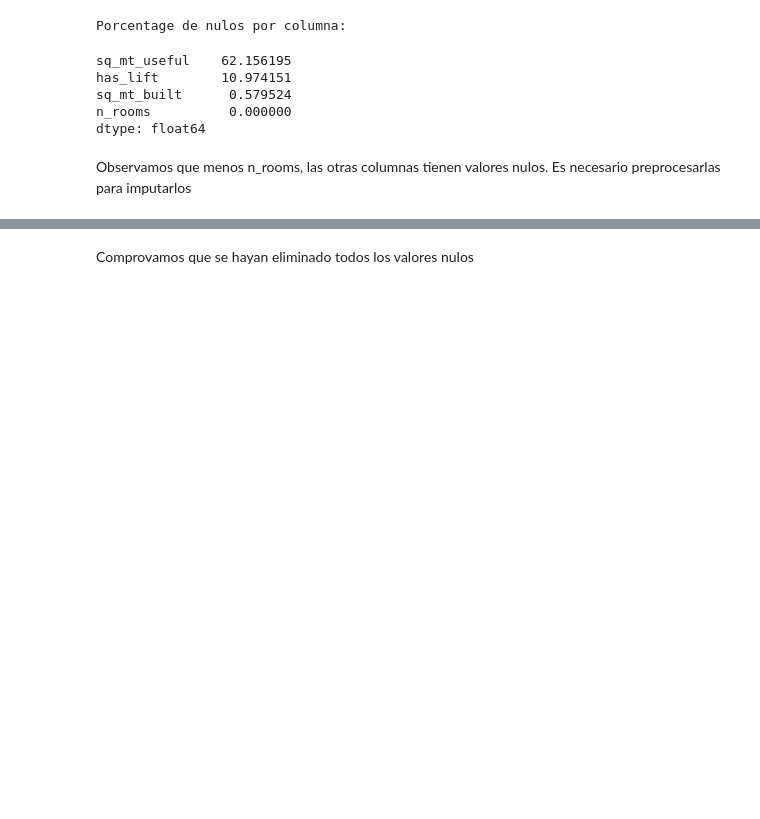
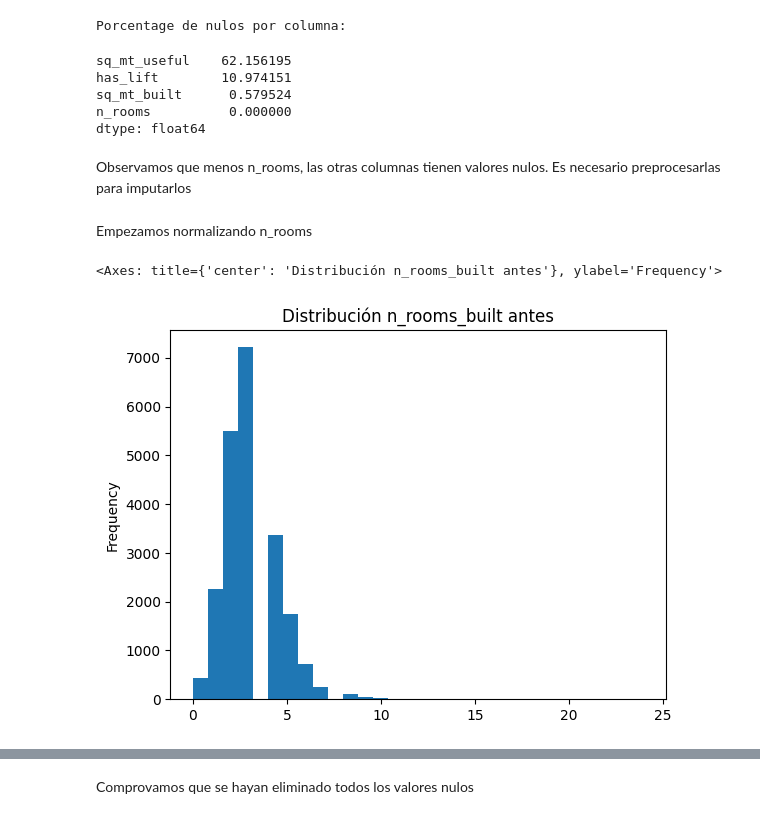
Before and after one commit to carleslobon/MD2, a Jupyter notebook: preprocessing/preprocessing_ricard.ipynb, the cells around one changed output, grey strips where cells are left out. Drawn from its saved outputs; the diff is of its cells as text; code cells hidden in the pictures; blank space fills up the shorter version.

```diff
--- a/preprocessing/preprocessing_ricard.ipynb
+++ b/preprocessing/preprocessing_ricard.ipynb
@@ -35,3 +36,10 @@ n_rooms          0.000000
 dtype: float64
 # %% [markdown]
 Observamos que menos n_rooms, las otras columnas tienen valores nulos. Es necesario preprocesarlas para imputarlos
+# %% [markdown]
+Empezamos normalizando n_rooms
+# %%
+df['n_rooms'].plot(kind='hist', bins=30, title='Distribución n_rooms_built antes')
+# %% [output]
+<Axes: title={'center': 'Distribución n_rooms_built antes'}, ylabel='Frequency'>
+[figure, added]
```
Also changed, not shown: parts of 13 cells of this notebook.
